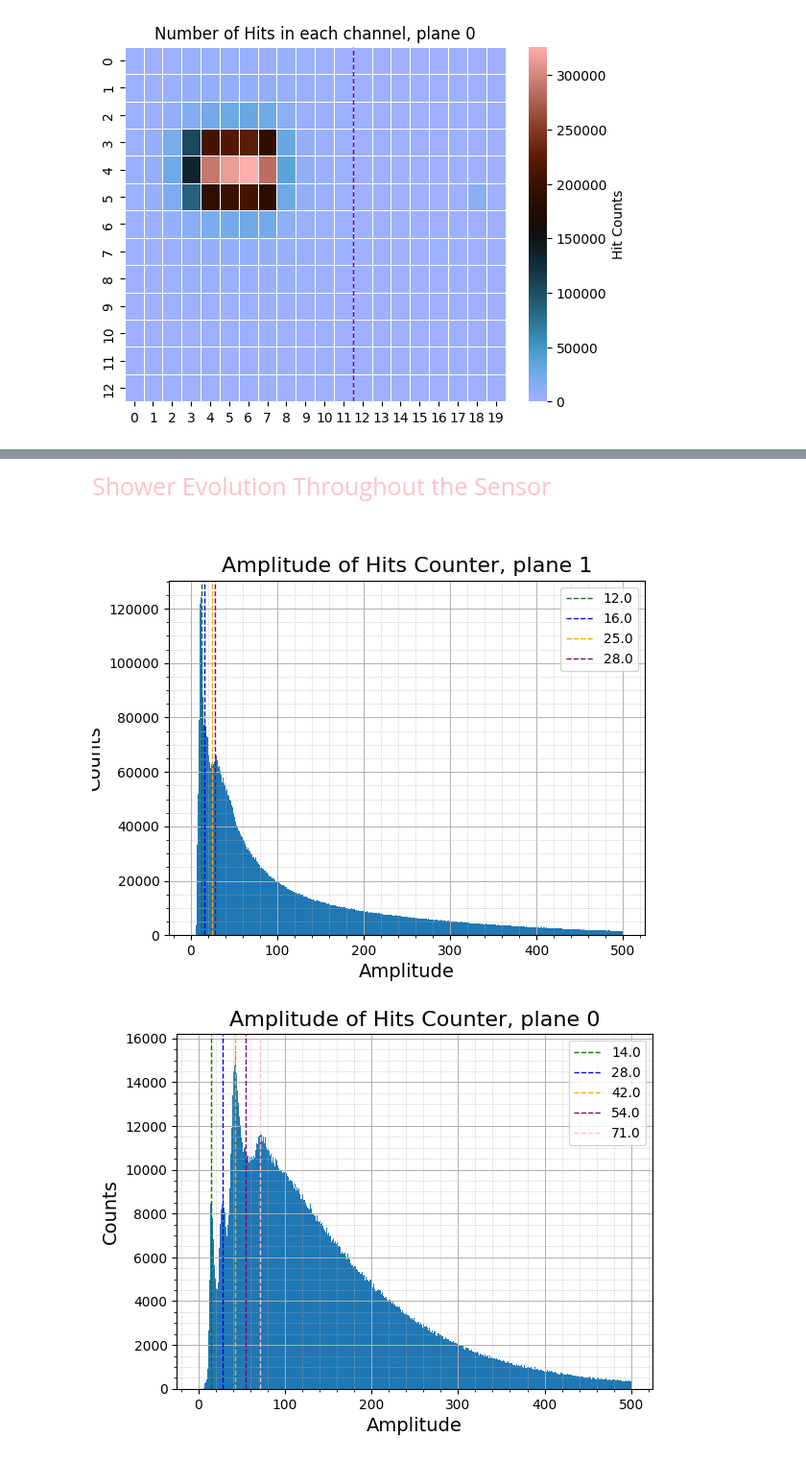
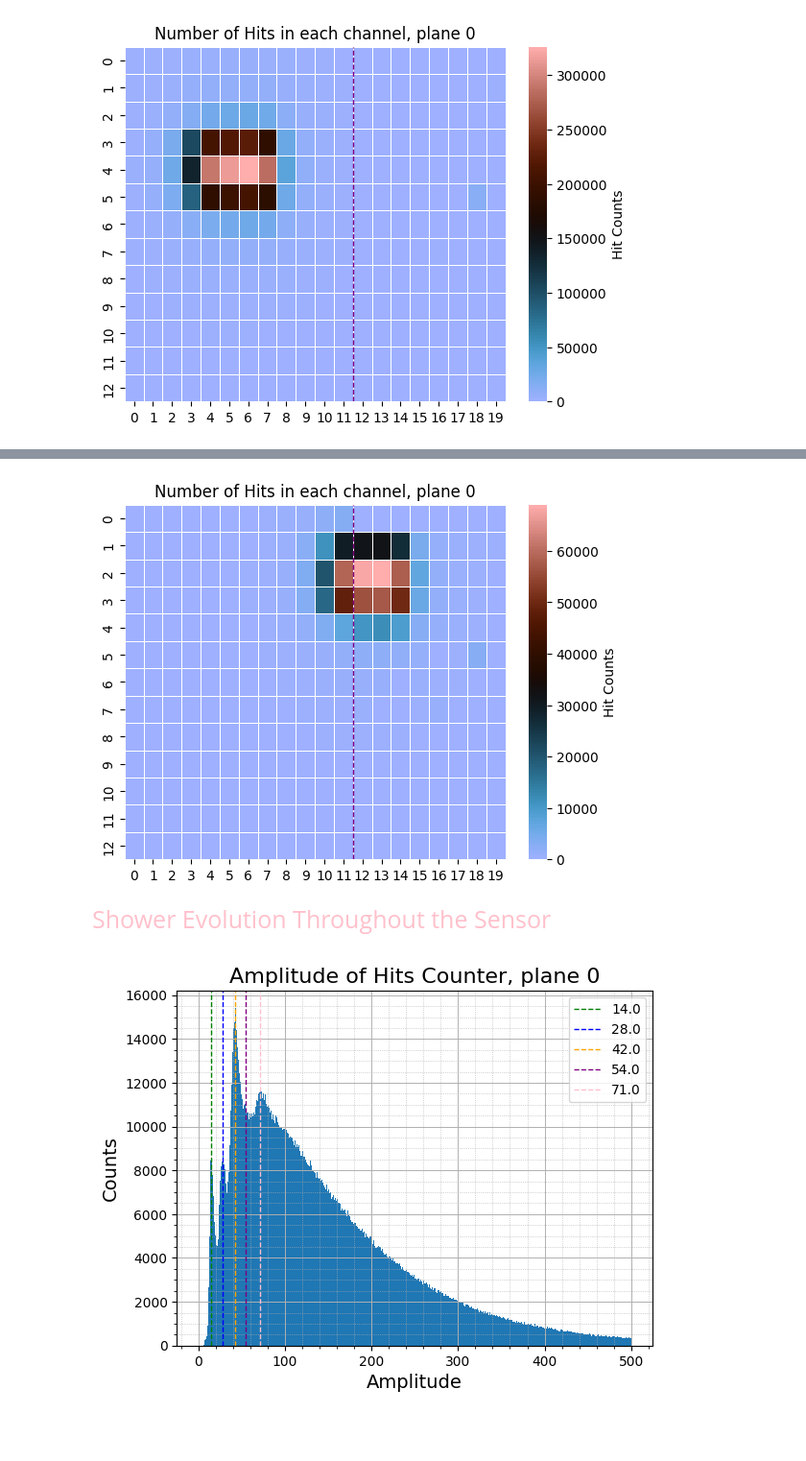
Before and after one commit to Ben-David-Ben/F-Cal-TB-Project, a Jupyter notebook: TB2025_Gap.ipynb, the cells around one changed output, grey strips where cells are left out. Shown at 96% size. Drawn from its saved outputs; the diff is of its cells as text; code cells hidden in the pictures; blank space fills up the shorter version.

```diff
--- a/TB2025_Gap.ipynb
+++ b/TB2025_Gap.ipynb
@@ -34,3 +44,7 @@ rf.hits_amount_colormap_single_plane(hit_data_1101, 0)
+# %%
+rf.hits_amount_colormap_single_plane(hit_data_1079, 0)
+# %% [output]
+[figure, added]
 # %%
 # rf.average_amp_colormap_single_plane(hit_data_1101, 7, cmap="managua")
 # %%
@@ -42,10 +56,8 @@ Shower Evolution Throughout the Sensor
 # %%
 # rf.single_event_evolution_amp(hit_data_1101, 54106, cmap="managua")
 # %%
-plt.clf()   # Clear the current figure
-plt.close() # Close any open figures
-%matplotlib widget
-rf.amp_histo_single_plane(hit_data_1101,1)
+# plt.clf()   # Clear the current figure
+# plt.close() # Close any open figures
+# %matplotlib widget
+# rf.amp_histo_single_plane(hit_data_1101,1)
-# %% [output]
-[figure, removed]
 # %%
```
Also changed, not shown: parts of 6 cells of this notebook, 4 other files.
